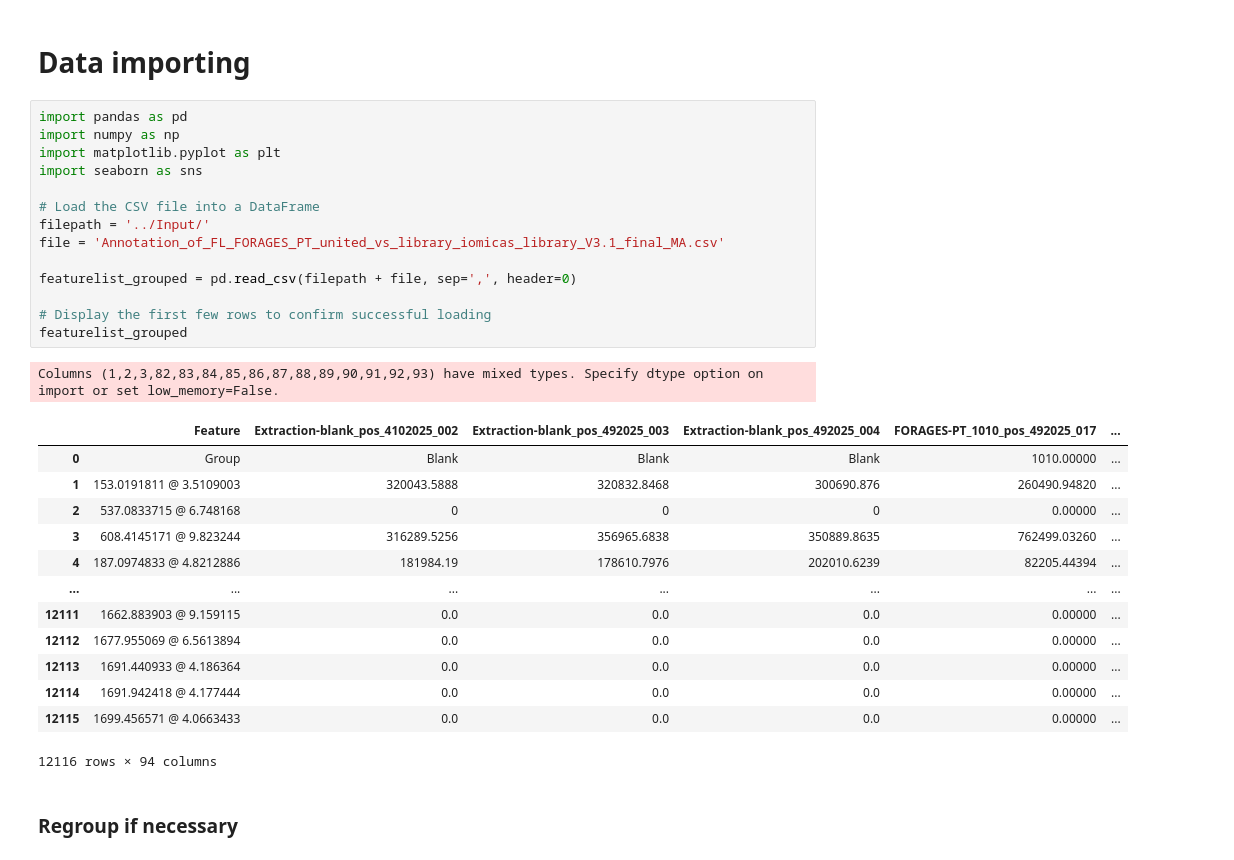
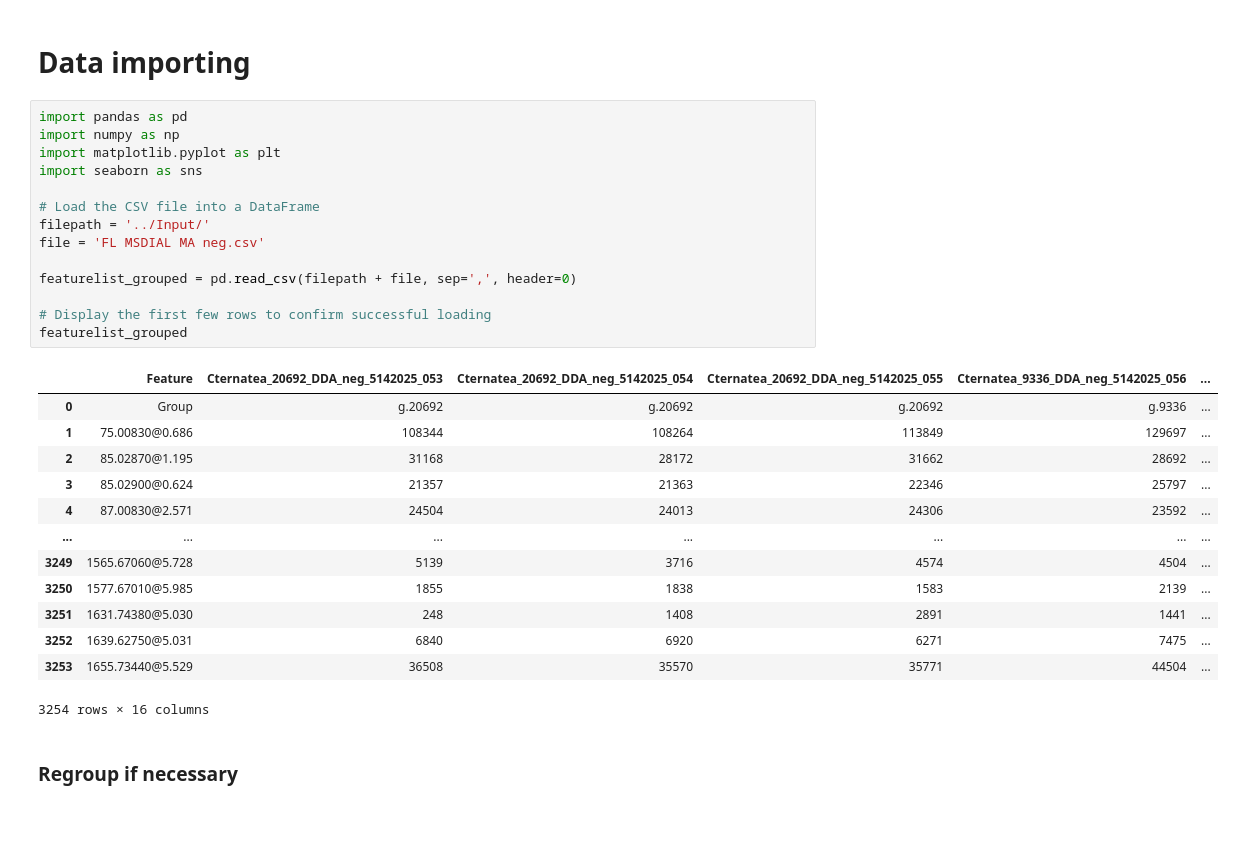
Before and after one commit to GVelez-iomicas/Metabolomic_Analitics_workflow, a Jupyter notebook: Code/Comparison.ipynb, the cells around one changed output. Cells and saved outputs as stored; diff of their text form; blank space fills up the shorter version.

```diff
--- a/Code/Comparison.ipynb
+++ b/Code/Comparison.ipynb
@@ -3,32 +3,31 @@
 # %%
 import pandas as pd
 import numpy as np
 import matplotlib.pyplot as plt
 import seaborn as sns
 
 # Load the CSV file into a DataFrame
 filepath = '../Input/'
-file = 'Annotation_of_FL_FORAGES_PT_united_vs_library_iomicas_library_V3.1_final_MA.csv'
+file = 'FL MSDIAL MA neg.csv'
 
 featurelist_grouped = pd.read_csv(filepath + file, sep=',', header=0)
 
 # Display the first few rows to confirm successful loading
 featurelist_grouped
 # %% [output]
+|  | Feature | Cternatea_20692_DDA_neg_5142025_053 | Cternatea_20692_DDA_neg_5142025_054 | Cternatea_20692_DDA_neg_5142025_055 | Cternatea_9336_DDA_neg_5142025_056 | ... |
+| 0 | Group | g.20692 | g.20692 | g.20692 | g.9336 | ... |
+| 1 | 75.00830@0.686 | 108344 | 108264 | 113849 | 129697 | ... |
+| 2 | 85.02870@1.195 | 31168 | 28172 | 31662 | 28692 | ... |
+| 3 | 85.02900@0.624 | 21357 | 21363 | 22346 | 25797 | ... |
+| 4 | 87.00830@2.571 | 24504 | 24013 | 24306 | 23592 | ... |
+| ... | ... | ... | ... | ... | ... | ... |
+| 3249 | 1565.67060@5.728 | 5139 | 3716 | 4574 | 4504 | ... |
+| 3250 | 1577.67010@5.985 | 1855 | 1838 | 1583 | 2139 | ... |
+| 3251 | 1631.74380@5.030 | 248 | 1408 | 2891 | 1441 | ... |
+| 3252 | 1639.62750@5.031 | 6840 | 6920 | 6271 | 7475 | ... |
+| 3253 | 1655.73440@5.529 | 36508 | 35570 | 35771 | 44504 | ... |
-Columns (1,2,3,82,83,84,85,86,87,88,89,90,91,92,93) have mixed types. Specify dtype option on import or set low_memory=False.
+3254 rows × 16 columns
-|  | Feature | Extraction-blank_pos_4102025_002 | Extraction-blank_pos_492025_003 | Extraction-blank_pos_492025_004 | FORAGES-PT_1010_pos_492025_017 | ... |
-| 0 | Group | Blank | Blank | Blank | 1010.00000 | ... |
-| 1 | 153.0191811 @ 3.5109003 | 320043.5888 | 320832.8468 | 300690.876 | 260490.94820 | ... |
-| 2 | 537.0833715 @ 6.748168 | 0 | 0 | 0 | 0.00000 | ... |
-| 3 | 608.4145171 @ 9.823244 | 316289.5256 | 356965.6838 | 350889.8635 | 762499.03260 | ... |
-| 4 | 187.0974833 @ 4.8212886 | 181984.19 | 178610.7976 | 202010.6239 | 82205.44394 | ... |
-| ... | ... | ... | ... | ... | ... | ... |
-| 12111 | 1662.883903 @ 9.159115 | 0.0 | 0.0 | 0.0 | 0.00000 | ... |
-| 12112 | 1677.955069 @ 6.5613894 | 0.0 | 0.0 | 0.0 | 0.00000 | ... |
-| 12113 | 1691.440933 @ 4.186364 | 0.0 | 0.0 | 0.0 | 0.00000 | ... |
-| 12114 | 1691.942418 @ 4.177444 | 0.0 | 0.0 | 0.0 | 0.00000 | ... |
-| 12115 | 1699.456571 @ 4.0663433 | 0.0 | 0.0 | 0.0 | 0.00000 | ... |
-12116 rows × 94 columns
 # %% [markdown]
 ### Regroup if necessary
 # %%
```
Also changed, not shown: parts of 8 cells of this notebook, 14 other files.
